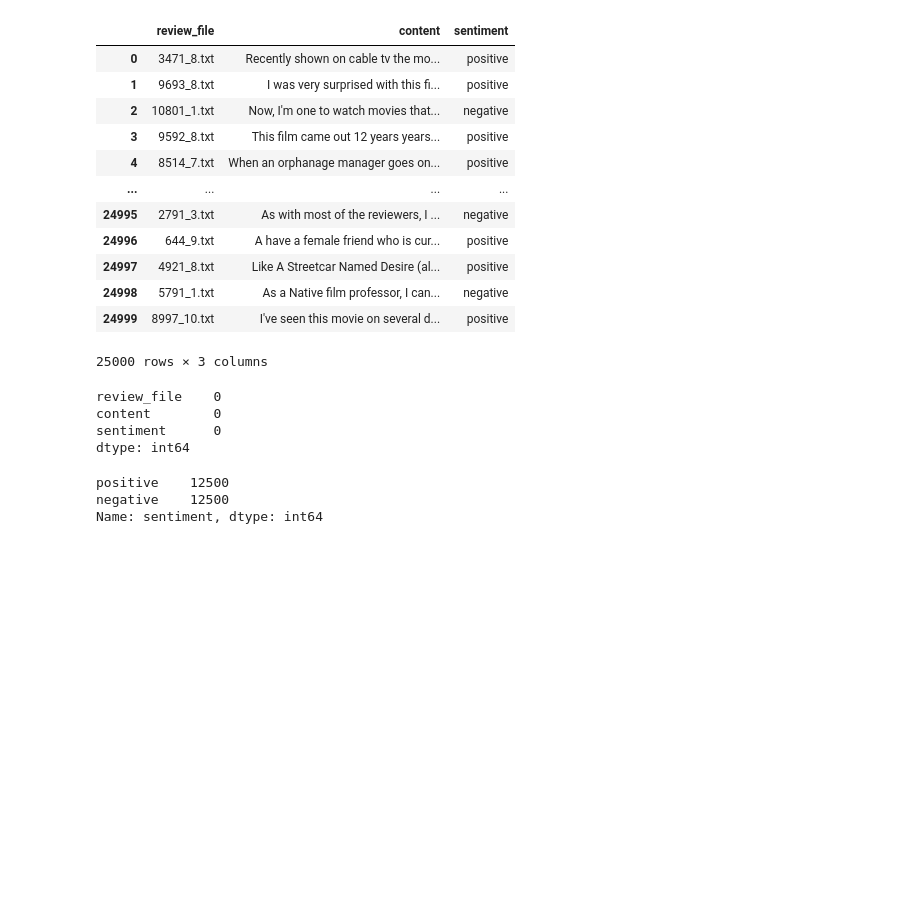
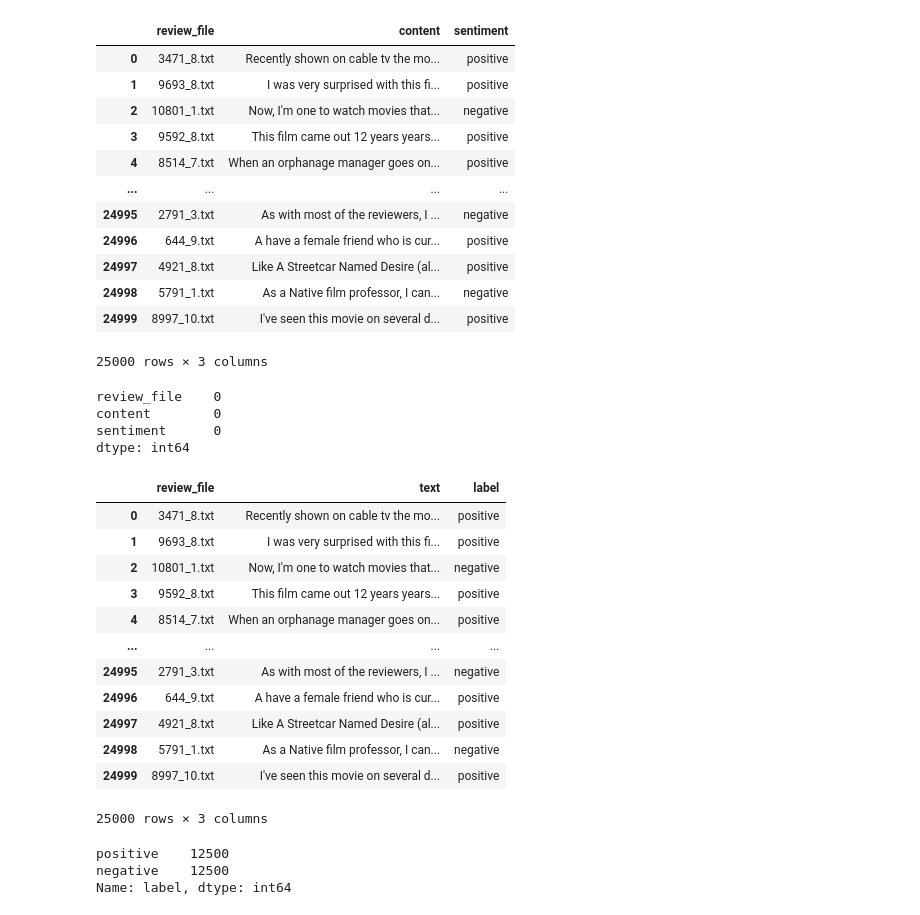
Before and after one commit to kumahag/Capstone-Project, a Jupyter notebook: Movie_Review_Sentiment_Classification_Challenge.ipynb, the cells around one changed output. Saved outputs shown, nothing was run; the diff lists cells and outputs as text; code cells hidden in the pictures; blank space fills up the shorter version.

```diff
--- a/Movie_Review_Sentiment_Classification_Challenge.ipynb
+++ b/Movie_Review_Sentiment_Classification_Challenge.ipynb
@@ -70,11 +69,28 @@ review_file    0
 content        0
 sentiment      0
 dtype: int64
+# %%
+#rename columns (contents & sentiment) to text and label
+train_data = train_data.rename(columns = {'content':'text','sentiment':'label'})
+train_data
+# %% [output]
+|  | review_file | text | label |
+| 0 | 3471_8.txt | Recently shown on cable tv the mo... | positive |
+| 1 | 9693_8.txt | I was very surprised with this fi... | positive |
+| 2 | 10801_1.txt | Now, I'm one to watch movies that... | negative |
+| 3 | 9592_8.txt | This film came out 12 years years... | positive |
+| 4 | 8514_7.txt | When an orphanage manager goes on... | positive |
+| ... | ... | ... | ... |
+| 24995 | 2791_3.txt | As with most of the reviewers, I ... | negative |
+| 24996 | 644_9.txt | A have a female friend who is cur... | positive |
+| 24997 | 4921_8.txt | Like A Streetcar Named Desire (al... | positive |
+| 24998 | 5791_1.txt | As a Native film professor, I can... | negative |
+| 24999 | 8997_10.txt | I've seen this movie on several d... | positive |
+25000 rows × 3 columns
 # %%
-
 # Distribution of review sentiments
-train_data["sentiment"].value_counts()
+train_data["label"].value_counts()
 # %% [output]
 positive    12500
 negative    12500
-Name: sentiment, dtype: int64
+Name: label, dtype: int64
```
Also changed, not shown: parts of 24 cells of this notebook.
